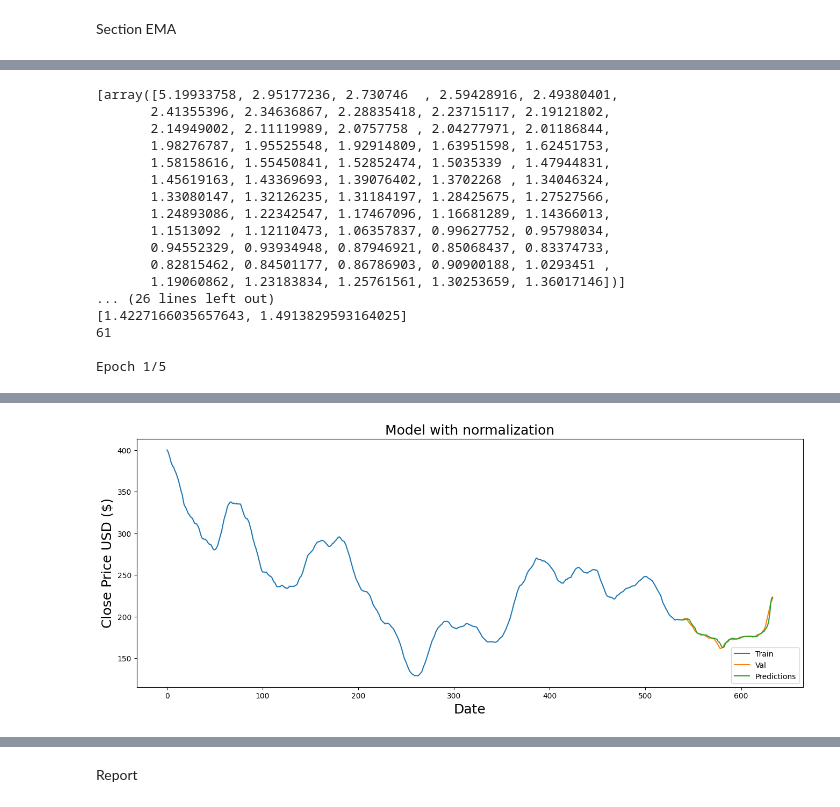
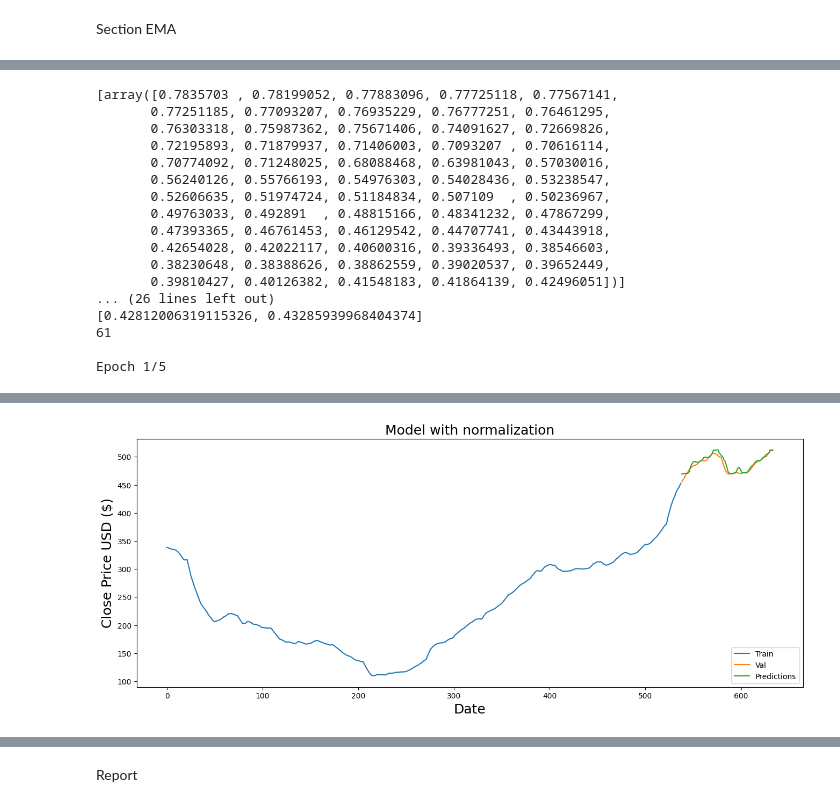
Before and after one commit to porchportal/stock-market-prediction-by--multi-Task-learning, a Jupyter notebook: VScodeML@2/speedPaper/SpeedPaper.ipynb, the cells around one changed output, grey strips where cells are left out. Drawn from its saved outputs; the diff is of its cells as text; code cells hidden in the pictures.

```diff
--- a/VScodeML@2/speedPaper/SpeedPaper.ipynb
+++ b/VScodeML@2/speedPaper/SpeedPaper.ipynb
@@ -35,13 +35,13 @@ import numpy as np
 import pandas as pd
 import matplotlib.pyplot as plt
 
-from sklearn.metrics import median_absolute_error
+from sklearn.metrics import median_absolute_error, r2_score
 from sklearn.preprocessing import MinMaxScaler, StandardScaler, QuantileTransformer, RobustScaler, Normalizer, MaxAbsScaler, PowerTransformer, Binarizer
 from keras.models import Sequential
 from keras.layers import Dense, LSTM, Dropout
 
 
-dataset = yf.download('tsla', start='2022-01-01',
+dataset = yf.download('meta', start='2022-01-01',
                       end=datetime.now().strftime('%Y-%m-%d'),
                       progress=False,
                       period="ytd")
@@ -288,6 +304,7 @@ See the caveats in the documentation: https://pandas.pydata.org/pandas-docs/stab
 # %% [markdown]
 Experiment Zone
 # %%
+
 
 all_predictions_list = []
 def visualizeTrain(scaleable_type, xtrain, ytrain, model, training_data):
@@ -349,10 +366,11 @@ def Evaluation(scaleable_type, scaler, xtest, training_data, data, model):
     # Get the root mean squared error (RMSE)
     rmse = np.sqrt(np.mean(((predicted - ytest) ** 2)))
     medae = median_absolute_error(ytest, predicted)
+    r_squared = r2_score(ytest, predicted)
 
-    # Print the evaluation metrics
     print(f'RMSE: {rmse}')
     print(f'Median Absolute Error (MAE): {medae}')
+    print(f"R-Squared: {r_squared}")
 
     train = data[:training_data]
     valid = data[training_data:].copy()
@@ -895,7 +934,7 @@ Median Absolute Error (MAE): 2.2441427340246776
 # Z-Score Normalization
 scalerZScore = StandardScaler()
 # scaled_Z_Score = scalerZScore.fit_transform(data.values)
-scaled_Z_Score = scalerZScore.fit_transform(data1.values.reshape(-1, 1))
+scaled_Z_Score = scalerZScore.fit_transform(data1.values)
 
 x_train_Z = []
 y_train_Z = []
@@ -986,6 +1027,6 @@ Median Absolute Error (MAE): 3.945597280853434
 # %%
 # quantile transformation
-scalerQuantile = QuantileTransformer(output_distribution='normal')
+scalerQuantile = QuantileTransformer()
 scaled_quantile = scalerQuantile.fit_transform(data1.values)
 
 x_train_Quantile = []
@@ -998,20 +1039,20 @@ visualizeTrain(scaled_quantile, x_train_Quantile,
 Evaluation(scaled_quantile, scalerQuantile, xtest=x_test_Quantile,
            training_data=training_data_len1, data=data1, model=modelQuantile1)
 # %% [output]
-[array([5.19933758, 2.95177236, 2.730746  , 2.59428916, 2.49380401,
-       2.41355396, 2.34636867, 2.28835418, 2.23715117, 2.19121802,
-       2.14949002, 2.11119989, 2.0757758 , 2.04277971, 2.01186844,
-       1.98276787, 1.95525548, 1.92914809, 1.63951598, 1.62451753,
-       1.58158616, 1.55450841, 1.52852474, 1.5035339 , 1.47944831,
-       1.45619163, 1.43369693, 1.39076402, 1.3702268 , 1.34046324,
-       1.33080147, 1.32126235, 1.31184197, 1.28425675, 1.27527566,
-       1.24893086, 1.22342547, 1.17467096, 1.16681289, 1.14366013,
-       1.1513092 , 1.12110473, 1.06357837, 0.99627752, 0.95798034,
-       0.94552329, 0.93934948, 0.87946921, 0.85068437, 0.83374733,
-       0.82815462, 0.84501177, 0.86786903, 0.90900188, 1.0293451 ,
-       1.19060862, 1.23183834, 1.25761561, 1.30253659, 1.36017146])]
+[array([0.7835703 , 0.78199052, 0.77883096, 0.77725118, 0.77567141,
+       0.77251185, 0.77093207, 0.76935229, 0.76777251, 0.76461295,
+       0.76303318, 0.75987362, 0.75671406, 0.74091627, 0.72669826,
+       0.72195893, 0.71879937, 0.71406003, 0.7093207 , 0.70616114,
+       0.70774092, 0.71248025, 0.68088468, 0.63981043, 0.57030016,
+       0.56240126, 0.55766193, 0.54976303, 0.54028436, 0.53238547,
+       0.52606635, 0.51974724, 0.51184834, 0.507109  , 0.50236967,
+       0.49763033, 0.492891  , 0.48815166, 0.48341232, 0.47867299,
+       0.47393365, 0.46761453, 0.46129542, 0.44707741, 0.43443918,
+       0.42654028, 0.42022117, 0.40600316, 0.39336493, 0.38546603,
+       0.38230648, 0.38388626, 0.38862559, 0.39020537, 0.39652449,
+       0.39810427, 0.40126382, 0.41548183, 0.41864139, 0.42496051])]
 ... (26 lines left out)
-[1.4227166035657643, 1.4913829593164025]
+[0.42812006319115326, 0.43285939968404374]
 61
 
 Epoch 1/5
@@ -1030,4 +1072,4 @@ Median Absolute Error (MAE): 0.8346371792438845
-[figure, old version]
+[figure, new version]
 # %%
 # Robust Scaler
 scalerRobust = RobustScaler()
```
Also changed, not shown: parts of 28 cells of this notebook, 1 other file.
